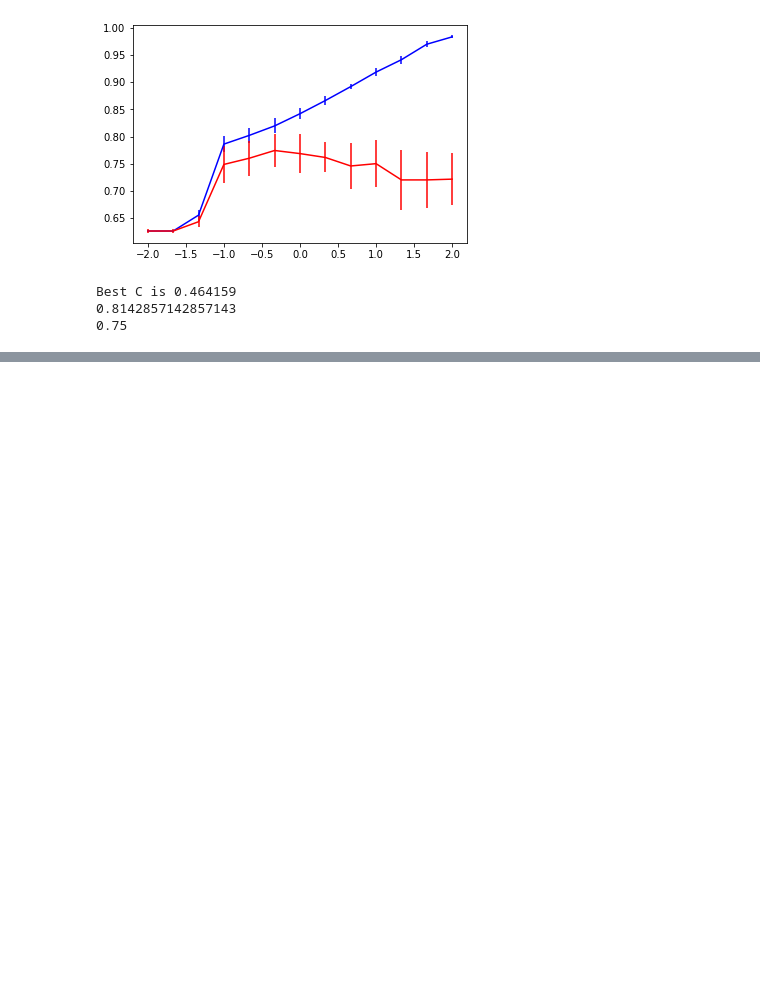
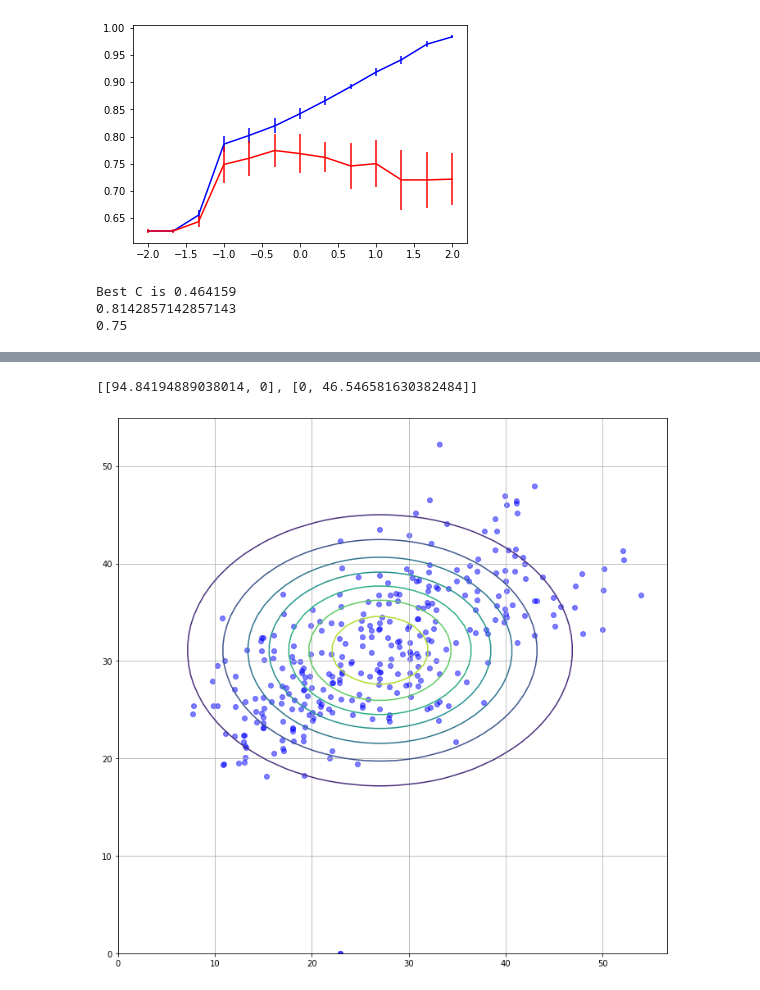
Before and after one commit to MrTooOldDriver/UoE-IAML-Coursework, a Jupyter notebook: Coursework2/coursework2_q1.ipynb, the cells around one changed output, grey strips where cells are left out. Drawn from its saved outputs; the diff is of its cells as text; code cells hidden in the pictures; blank space fills up the shorter version.

```diff
--- a/Coursework2/coursework2.ipynb
+++ b/Coursework2/coursework2_q1.ipynb
@@ -269,0 +318,38 @@ Best C is 0.464159
+# %%
+from sklearn.naive_bayes import GaussianNB
+
+#1.10
+some_points = list(zip(np.linspace(0, 50),np.linspace(0, 50)))
+# gnb = GaussianNB(priors=[1.0, 0])
+gnb = GaussianNB()
+gnb.fit(Ztrn, np.zeros(len(Ztrn)))
+# some_points
+# print(gnb.sigma_)
+# print(gnb.theta_)
+# print(gnb.class_prior_)
+
+
+mean_vector = [gnb.theta_[0][0],gnb.theta_[0][1]]
+variance_cov_matrix = [[gnb.sigma_[0][0],0],[0,gnb.sigma_[0][1]]]
+print(variance_cov_matrix)
+variance_cov_matrix_inv = np.linalg.inv(variance_cov_matrix)
+variance_cov_matrix_det = np.linalg.det(variance_cov_matrix)
+
+Ztrn_x = [point[0] for point in Ztrn]
+Ztrn_y = [point[1] for point in Ztrn]
+
+Ztrn_X,Ztrn_Y = np.meshgrid(np.linspace(0, 50),np.linspace(0, 50))
+coe = 1.0 / ((2 * np.pi)**2 * variance_cov_matrix_det)**0.5
+Z = coe * np.e ** (-0.5 * (variance_cov_matrix_inv[0,0]*(Ztrn_X-mean_vector[0])**2 +
+                           (variance_cov_matrix_inv[0,1] + variance_cov_matrix_inv[1,0])
+                           *(Ztrn_X-mean_vector[0])*(Ztrn_Y-mean_vector[1]) + variance_cov_matrix_inv[1,1]*(Ztrn_Y-mean_vector[1])**2))
+
+
+plt.figure(figsize=(12,12))
+plt.scatter(x=Ztrn_x, y=Ztrn_y, c='blue', alpha=0.5)
+plt.contour(np.linspace(0, 50),np.linspace(0, 50),Z)
+plt.grid()
+plt.show()
+# %% [output]
+[[94.84194889038014, 0], [0, 46.546581630382484]]
+[figure, added]
```
Also changed, not shown: parts of 2 cells of this notebook.
